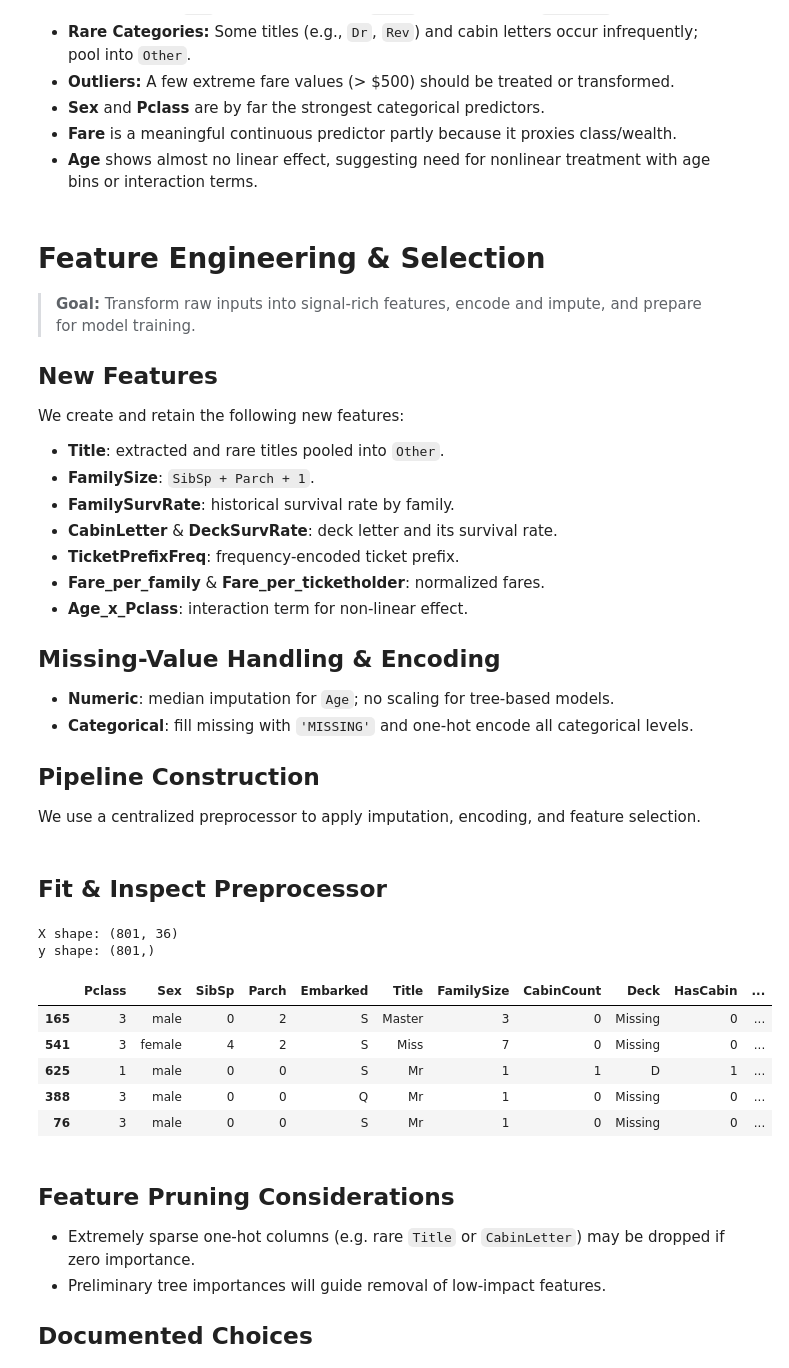
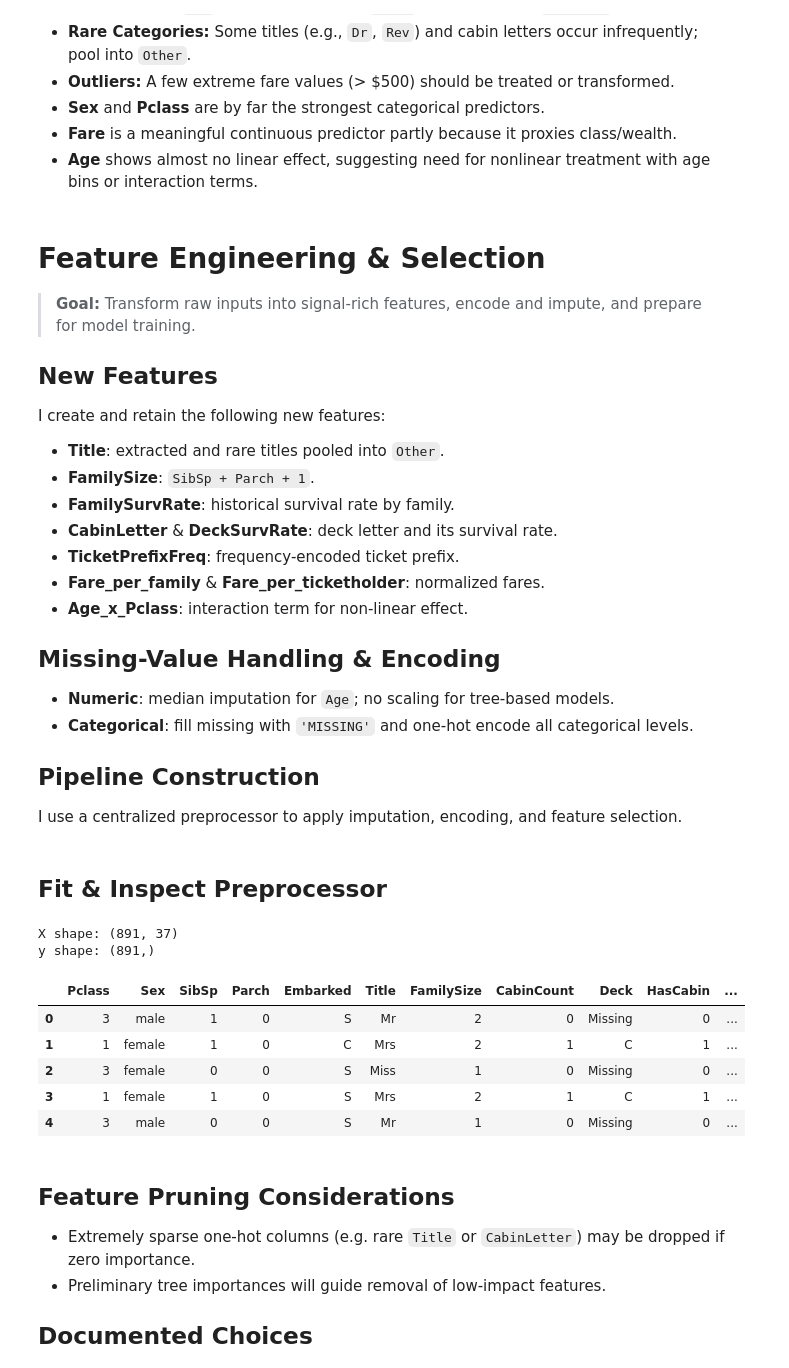
Before and after one commit to JamesFCoffey/ml-ds-techniques, a Jupyter notebook: notebooks/titanic.ipynb, the cells around one changed output. Cells and saved outputs as stored; diff of their text form; code cells hidden in the pictures.

```diff
--- a/notebooks/titanic.ipynb
+++ b/notebooks/titanic.ipynb
@@ -239,13 +266,17 @@ memory usage: 83.7+ KB
 Ensure there are no duplicate or invalid records, and drop the identifier column for modeling.
 # %%
 # Check PassengerId is unique
-assert train['PassengerId'].is_unique, "Duplicate PassengerId values found!"
+assert train["PassengerId"].is_unique, "Duplicate PassengerId values found!"
 
 # Count fully duplicated rows
 print(f"Fully duplicated rows: {train.duplicated().sum()}")
 
 # Verify no negative values in numeric columns, skipping NaNs
-num_cols = train.select_dtypes(include=['int64','float64']).drop(["PassengerId", "Survived", "Pclass"], axis=1).columns
+num_cols = (
+    train.select_dtypes(include=["int64", "float64"])
+    .drop(["PassengerId", "Survived", "Pclass"], axis=1)
+    .columns
+)
 assert not train[num_cols].fillna(0).lt(0).any().any()
 # %% [output]
 Fully duplicated rows: 0
@@ -638,22 +671,22 @@ S         397.700787  246.299213
 ### Point-Biserial Correlations (Continuous vs. Survival)
 # %%
 # Extract titles from Name
-train['Title'] = train['Name'].str.extract(r',\s*([^\.]+)\.', expand=False)
+train["Title"] = train["Name"].str.extract(r",\s*([^\.]+)\.", expand=False)
 
 # Impute Age using median stratified by Pclass x Sex x Title
 r, p = pointbiserialr(
-    train['Age'].fillna(
-        train.groupby(['Pclass', 'Sex', 'Title'])['Age'].transform('median')
+    train["Age"].fillna(
+        train.groupby(["Pclass", "Sex", "Title"])["Age"].transform("median")
     ),
-    train['Survived']
+    train["Survived"],
 )
 print(f"\n{'Age'} vs. Survived")
-print("-" * (len('Age') + 12))
+print("-" * (len("Age") + 12))
 print(f"r_pb = {r:.3f},  p = {p:.4f}")
 
-r, p = pointbiserialr(train['Fare'], train['Survived'])
+r, p = pointbiserialr(train["Fare"], train["Survived"])
 print(f"\n{'Fare'} vs. Survived")
-print("-" * (len('Fare') + 12))
+print("-" * (len("Fare") + 12))
 print(f"r_pb = {r:.3f},  p = {p:.4f}")
 # %% [output]
 Age vs. Survived
@@ -689,7 +722,7 @@ r_pb = 0.257,  p = 0.0000
 
 ## New Features
 
-We create and retain the following new features:
+I create and retain the following new features:
 
 - **Title**: extracted and rare titles pooled into `Other`.
 - **FamilySize**: `SibSp + Parch + 1`.
@@ -706,5 +739,5 @@ We create and retain the following new features:
 
 ## Pipeline Construction
 
-We use a centralized preprocessor to apply imputation, encoding, and feature selection.
+I use a centralized preprocessor to apply imputation, encoding, and feature selection.
 # %%
@@ -812,42 +904,27 @@ def make_preprocessor(df, min_freq: float = 0.01):
 # %% [markdown]
 ## Fit & Inspect Preprocessor
 # %%
-from sklearn.model_selection import train_test_split
-
 # Read full train data
-full_train = pd.read_csv(f"{base_path}train.csv")
-
-# Split into features (X) and target (y)
-X_full = full_train.drop('Survived', axis=1)
-y_full = full_train['Survived']
-
-# Split full train data into a train and validation set
-X_train, X_valid, y_train, y_valid = train_test_split(
-    X_full, y_full, test_size=0.1, random_state=42)
-
-# Combine to DataFrames
-df_train = pd.concat([X_train, y_train.rename("Survived")], axis=1)
-df_valid = pd.concat([X_valid, y_valid.rename("Survived")], axis=1)
+train = pd.read_csv(f"{base_path}train.csv")
 
 # Fit preprocessor
-X, y, df_ydf, scaler, ohe = make_preprocessor(df_train)
-X_valid, y_valid, df_valid_ydf, _, _ = make_preprocessor(df_train)
+X, y, df_ydf, scaler, ohe, num_cols, cat_cols = fit_preprocessor(train)
 
 # Verify shapes
 print(f"X shape: {X.shape}")
 print(f"y shape: {y.shape}")
 
 # Preview YDF-compatible DataFrame
 df_ydf.head()
 # %% [output]
-X shape: (801, 36)
-y shape: (801,)
+X shape: (891, 37)
+y shape: (891,)
 |  | Pclass | Sex | SibSp | Parch | Embarked | Title | FamilySize | CabinCount | Deck | HasCabin | ... |
-| 165 | 3 | male | 0 | 2 | S | Master | 3 | 0 | Missing | 0 | ... |
-| 541 | 3 | female | 4 | 2 | S | Miss | 7 | 0 | Missing | 0 | ... |
-| 625 | 1 | male | 0 | 0 | S | Mr | 1 | 1 | D | 1 | ... |
-| 388 | 3 | male | 0 | 0 | Q | Mr | 1 | 0 | Missing | 0 | ... |
-| 76 | 3 | male | 0 | 0 | S | Mr | 1 | 0 | Missing | 0 | ... |
+| 0 | 3 | male | 1 | 0 | S | Mr | 2 | 0 | Missing | 0 | ... |
+| 1 | 1 | female | 1 | 0 | C | Mrs | 2 | 1 | C | 1 | ... |
+| 2 | 3 | female | 0 | 0 | S | Miss | 1 | 0 | Missing | 0 | ... |
+| 3 | 1 | female | 1 | 0 | S | Mrs | 2 | 1 | C | 1 | ... |
+| 4 | 3 | male | 0 | 0 | S | Mr | 1 | 0 | Missing | 0 | ... |
 # %% [markdown]
 ## Feature Pruning Considerations
 
```
Also changed, not shown: parts of 61 cells of this notebook.
